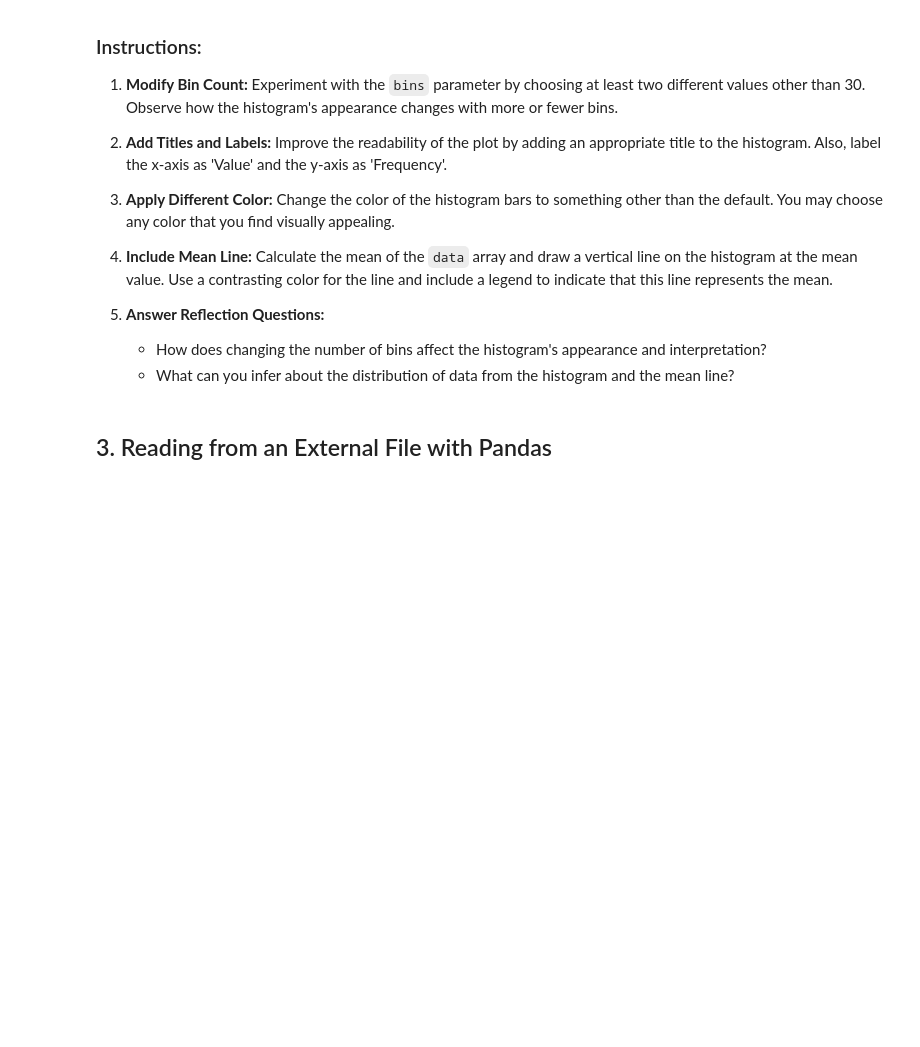
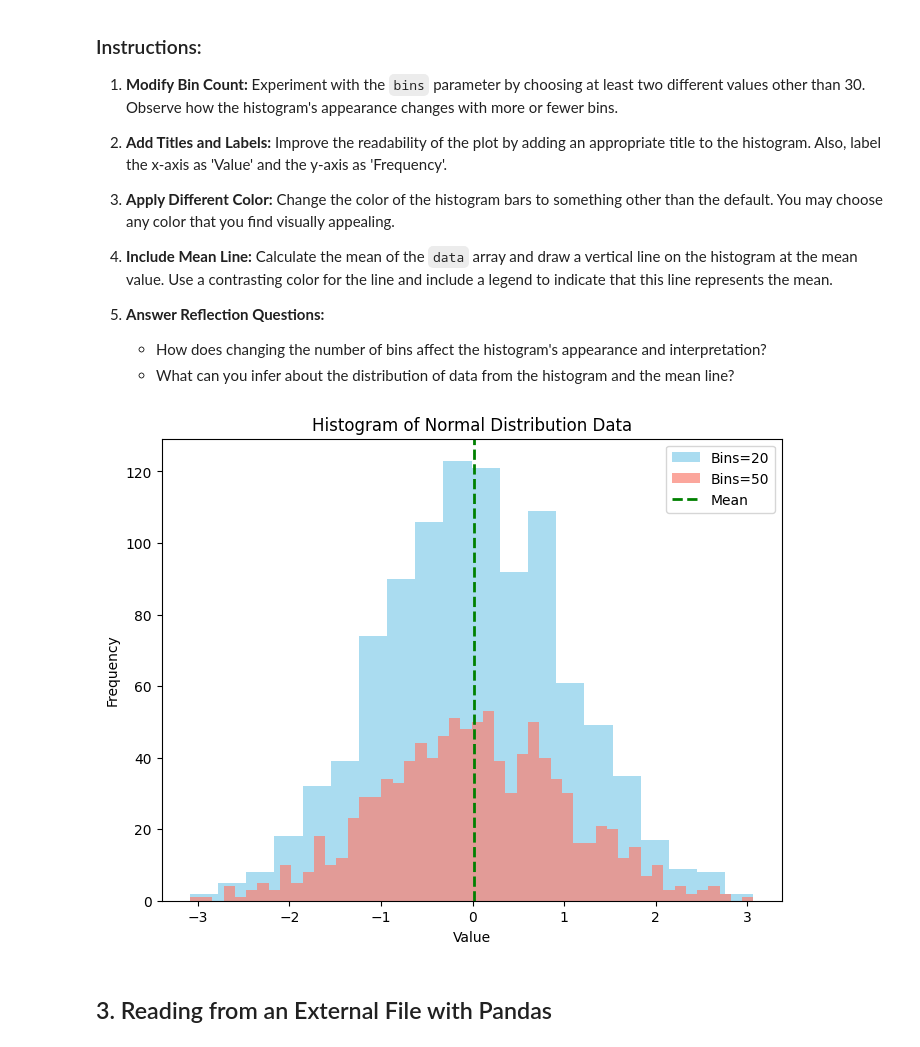
Before and after one commit to Bjimen14/Data110, a Jupyter notebook: W3_Source_20for_20Data_20to_20Visualize_HW.ipynb, the cells around one changed output. Drawn from its saved outputs; the diff is of its cells as text; code cells hidden in the pictures; blank space fills up the shorter version.

```diff
--- a/W3_Source_20for_20Data_20to_20Visualize_HW.ipynb
+++ b/W3_Source_20for_20Data_20to_20Visualize_HW.ipynb
@@ -121,3 +119,27 @@ Given the initial Python code that generates random numbers from a normal distri
+# %%
+# Your code for Task 2 should be here
+import numpy as np
+import matplotlib.pyplot as plt
+data = np.random.normal(loc=0, scale=1, size=1000)
+
+plt.figure(figsize=(8, 6))
+plt.hist(data, bins=20, color='skyblue', alpha=0.7, label='Bins=20')
+plt.hist(data, bins=50, color='salmon', alpha=0.7, label='Bins=50')
+
+# Titles and labels
+plt.title('Histogram of Normal Distribution Data')
+plt.xlabel('Value')
+plt.ylabel('Frequency')
+
+# Calculatation
+mean_value = np.mean(data)
+plt.axvline(mean_value, color='green', linestyle='dashed', linewidth=2, label='Mean')
+
+plt.legend()
+
+plt.show()
+# %% [output]
+[figure, added]
 # %% [markdown]
 ## 3. Reading from an External File with Pandas
 # %%
```
Also changed, not shown: parts of 4 cells of this notebook.
